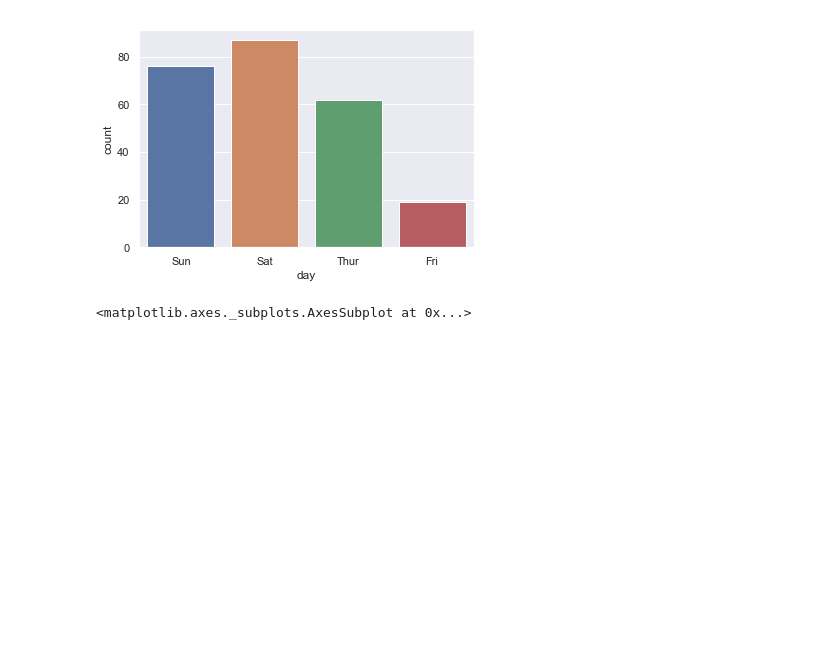
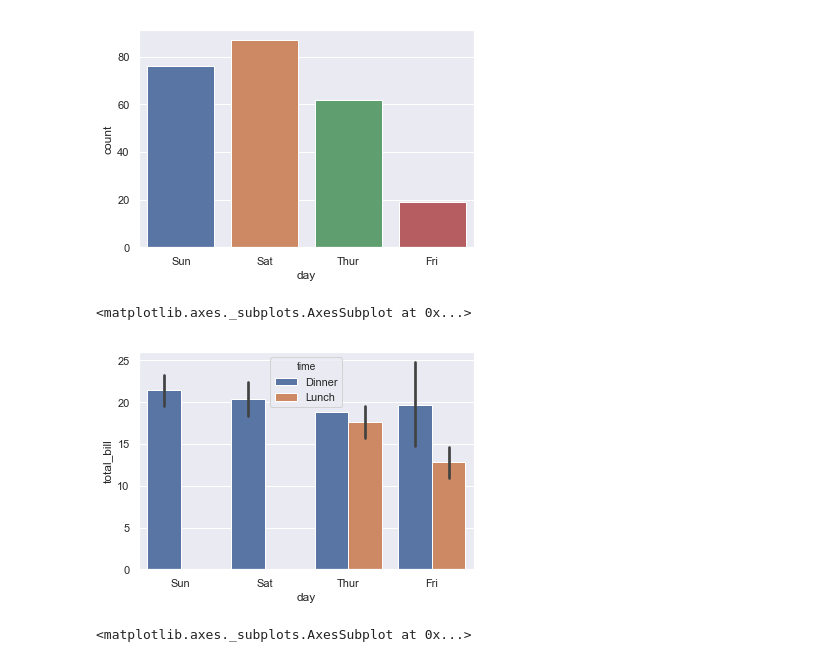
Before and after one commit to tomhealy1/Asssessment-Fundamentals-of-Data-Analysis-2019, a Jupyter notebook: Assessment for Fundamentals of Data Analysis 2019.ipynb, the cells around one changed output. Drawn from its saved outputs; the diff is of its cells as text; code cells hidden in the pictures; blank space fills up the shorter version.

```diff
--- a/Assessment for Fundamentals of Data Analysis 2019.ipynb
+++ b/Assessment for Fundamentals of Data Analysis 2019.ipynb
@@ -531,6 +535,11 @@ sns.countplot(x='day',data=df, orient="v")
 # %% [output]
 <matplotlib.axes._subplots.AxesSubplot at 0x...>
 [figure]
+# %%
+sns.barplot(x='day', y ='total_bill' , hue='time', data=df)
+# %% [output]
+<matplotlib.axes._subplots.AxesSubplot at 0x...>
+[figure, added]
 # %%
 sns.barplot(x='tip_pct', y ='day' , hue='time', data=df, orient='h')
 # %% [output]
```
Also changed, not shown: parts of 26 cells of this notebook.
